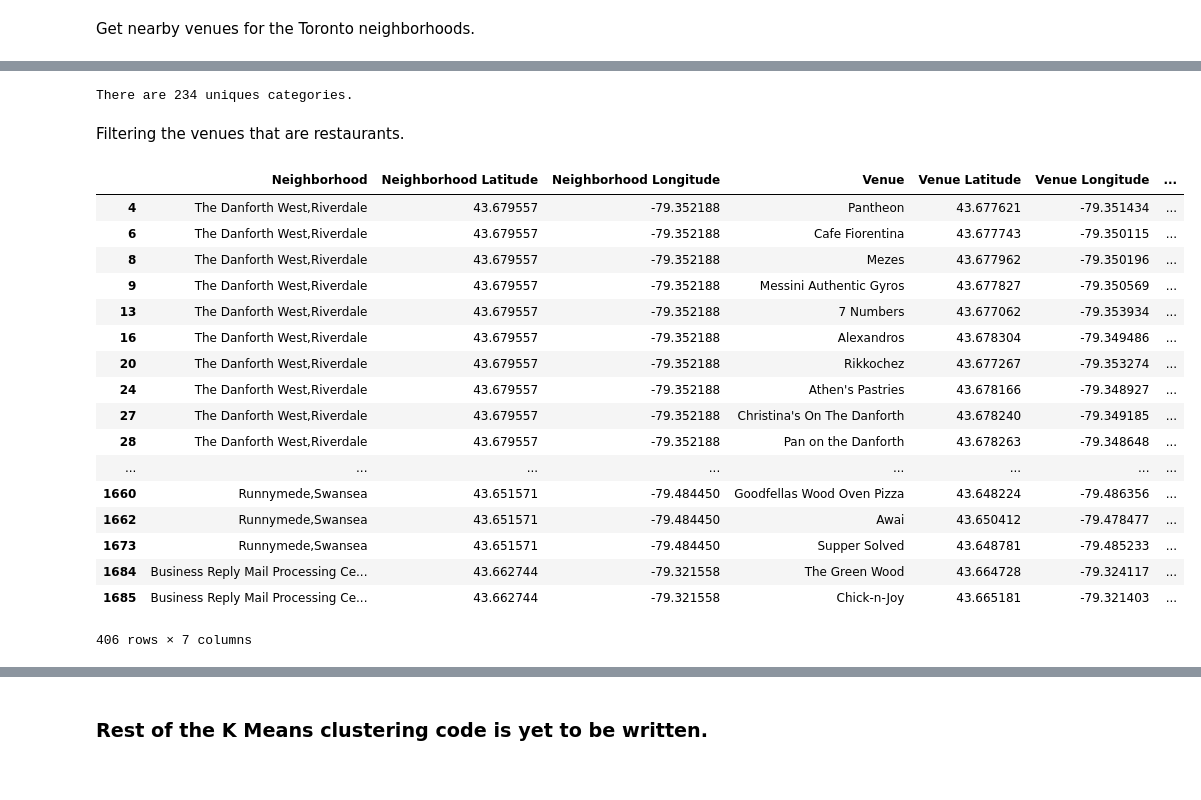
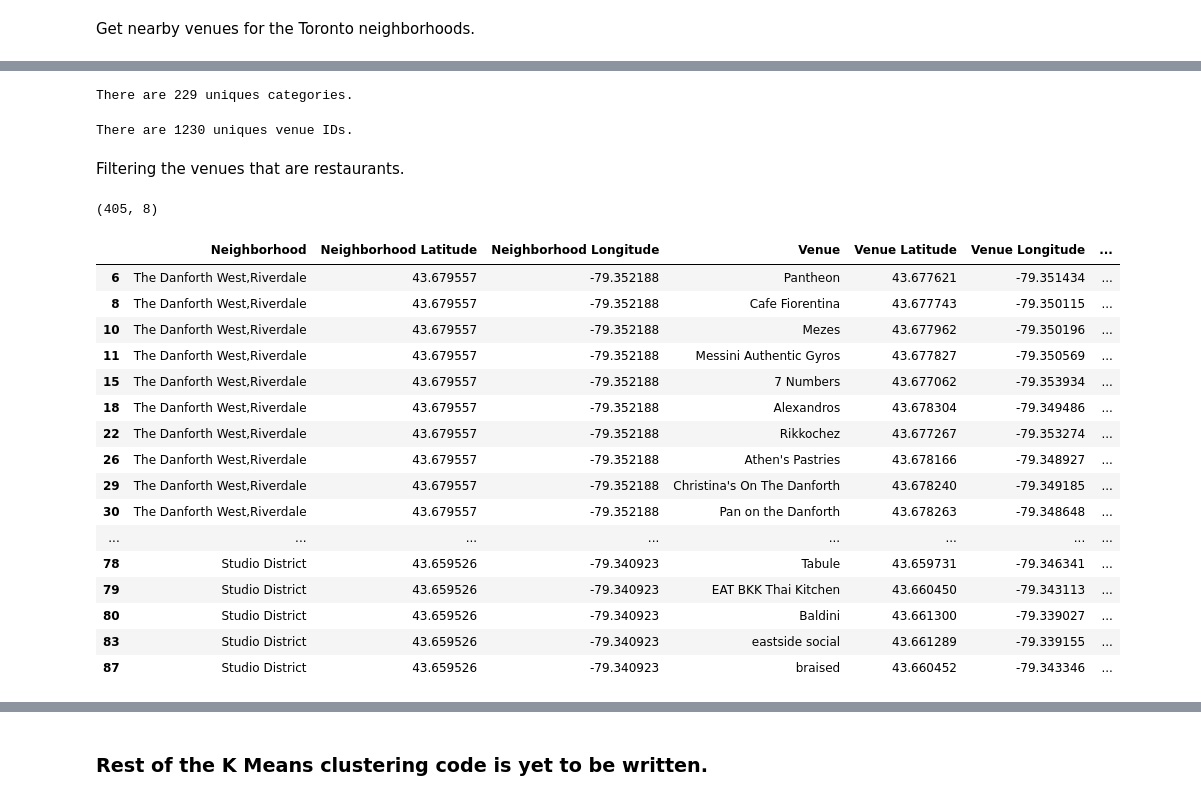
Before and after one commit to skarthik89/Coursera-Capstone, a Jupyter notebook: Final Capstone Project.ipynb, the cells around one changed output, grey strips where cells are left out. Cells and saved outputs as stored; diff of their text form; code cells hidden in the pictures.

Commit message:
Published from Watson Studio.

```diff
--- a/Final Capstone Project.ipynb
+++ b/Final Capstone Project.ipynb
@@ -547,7 +557,8 @@ def getNearbyVenues(names, latitudes, longitudes, radius=500):
             v['venue']['name'],
             v['venue']['location']['lat'],
             v['venue']['location']['lng'],
-            v['venue']['categories'][0]['name']) for v in results])
+            v['venue']['categories'][0]['name'],
+            v['venue']['id']) for v in results])
 
     nearby_venues = pd.DataFrame([item for venue_list in venues_list for item in venue_list])
     nearby_venues.columns = ['Neighborhood',
@@ -556,7 +567,8 @@ def getNearbyVenues(names, latitudes, longitudes, radius=500):
                   'Venue',
                   'Venue Latitude',
                   'Venue Longitude',
-                  'Venue Category']
+                  'Venue Category',
+                  'Venue_ID']
 
     return(nearby_venues)
 # %% [markdown]
@@ -616,27 +607,33 @@ toronto_venues.groupby('Neighborhood').count()
 # %%
 print('There are {} uniques categories.'.format(len(toronto_venues['Venue Category'].unique())))
 # %% [output]
-There are 234 uniques categories.
+There are 229 uniques categories.
+# %%
+print('There are {} uniques venue IDs.'.format(len(toronto_venues['Venue_ID'].unique())))
+# %% [output]
+There are 1230 uniques venue IDs.
 # %% [markdown]
 Filtering the venues that are restaurants.
 # %%
-toronto_venues[toronto_venues['Venue Category'].str.contains("Restaurant")]
+toronto_restaurants = toronto_venues[toronto_venues['Venue Category'].str.contains("Restaurant")]
+print(toronto_restaurants.shape)
+toronto_restaurants.head(25)
 # %% [output]
+(405, 8)
 |  | Neighborhood | Neighborhood Latitude | Neighborhood Longitude | Venue | Venue Latitude | Venue Longitude | ... |
-| 4 | The Danforth West,Riverdale | 43.679557 | -79.352188 | Pantheon | 43.677621 | -79.351434 | ... |
-| 6 | The Danforth West,Riverdale | 43.679557 | -79.352188 | Cafe Fiorentina | 43.677743 | -79.350115 | ... |
-| 8 | The Danforth West,Riverdale | 43.679557 | -79.352188 | Mezes | 43.677962 | -79.350196 | ... |
-| 9 | The Danforth West,Riverdale | 43.679557 | -79.352188 | Messini Authentic Gyros | 43.677827 | -79.350569 | ... |
-| 13 | The Danforth West,Riverdale | 43.679557 | -79.352188 | 7 Numbers | 43.677062 | -79.353934 | ... |
-| 16 | The Danforth West,Riverdale | 43.679557 | -79.352188 | Alexandros | 43.678304 | -79.349486 | ... |
-| 20 | The Danforth West,Riverdale | 43.679557 | -79.352188 | Rikkochez | 43.677267 | -79.353274 | ... |
-| 24 | The Danforth West,Riverdale | 43.679557 | -79.352188 | Athen's Pastries | 43.678166 | -79.348927 | ... |
-| 27 | The Danforth West,Riverdale | 43.679557 | -79.352188 | Christina's On The Danforth | 43.678240 | -79.349185 | ... |
-| 28 | The Danforth West,Riverdale | 43.679557 | -79.352188 | Pan on the Danforth | 43.678263 | -79.348648 | ... |
+| 6 | The Danforth West,Riverdale | 43.679557 | -79.352188 | Pantheon | 43.677621 | -79.351434 | ... |
+| 8 | The Danforth West,Riverdale | 43.679557 | -79.352188 | Cafe Fiorentina | 43.677743 | -79.350115 | ... |
+| 10 | The Danforth West,Riverdale | 43.679557 | -79.352188 | Mezes | 43.677962 | -79.350196 | ... |
+| 11 | The Danforth West,Riverdale | 43.679557 | -79.352188 | Messini Authentic Gyros | 43.677827 | -79.350569 | ... |
+| 15 | The Danforth West,Riverdale | 43.679557 | -79.352188 | 7 Numbers | 43.677062 | -79.353934 | ... |
+| 18 | The Danforth West,Riverdale | 43.679557 | -79.352188 | Alexandros | 43.678304 | -79.349486 | ... |
+| 22 | The Danforth West,Riverdale | 43.679557 | -79.352188 | Rikkochez | 43.677267 | -79.353274 | ... |
+| 26 | The Danforth West,Riverdale | 43.679557 | -79.352188 | Athen's Pastries | 43.678166 | -79.348927 | ... |
+| 29 | The Danforth West,Riverdale | 43.679557 | -79.352188 | Christina's On The Danforth | 43.678240 | -79.349185 | ... |
+| 30 | The Danforth West,Riverdale | 43.679557 | -79.352188 | Pan on the Danforth | 43.678263 | -79.348648 | ... |
 | ... | ... | ... | ... | ... | ... | ... | ... |
-| 1660 | Runnymede,Swansea | 43.651571 | -79.484450 | Goodfellas Wood Oven Pizza | 43.648224 | -79.486356 | ... |
-| 1662 | Runnymede,Swansea | 43.651571 | -79.484450 | Awai | 43.650412 | -79.478477 | ... |
-| 1673 | Runnymede,Swansea | 43.651571 | -79.484450 | Supper Solved | 43.648781 | -79.485233 | ... |
-| 1684 | Business Reply Mail Processing Ce... | 43.662744 | -79.321558 | The Green Wood | 43.664728 | -79.324117 | ... |
-| 1685 | Business Reply Mail Processing Ce... | 43.662744 | -79.321558 | Chick-n-Joy | 43.665181 | -79.321403 | ... |
+| 78 | Studio District | 43.659526 | -79.340923 | Tabule | 43.659731 | -79.346341 | ... |
+| 79 | Studio District | 43.659526 | -79.340923 | EAT BKK Thai Kitchen | 43.660450 | -79.343113 | ... |
+| 80 | Studio District | 43.659526 | -79.340923 | Baldini | 43.661300 | -79.339027 | ... |
+| 83 | Studio District | 43.659526 | -79.340923 | eastside social | 43.661289 | -79.339155 | ... |
+| 87 | Studio District | 43.659526 | -79.340923 | braised | 43.660452 | -79.343346 | ... |
-406 rows × 7 columns
```
Also changed, not shown: parts of 48 cells of this notebook.
